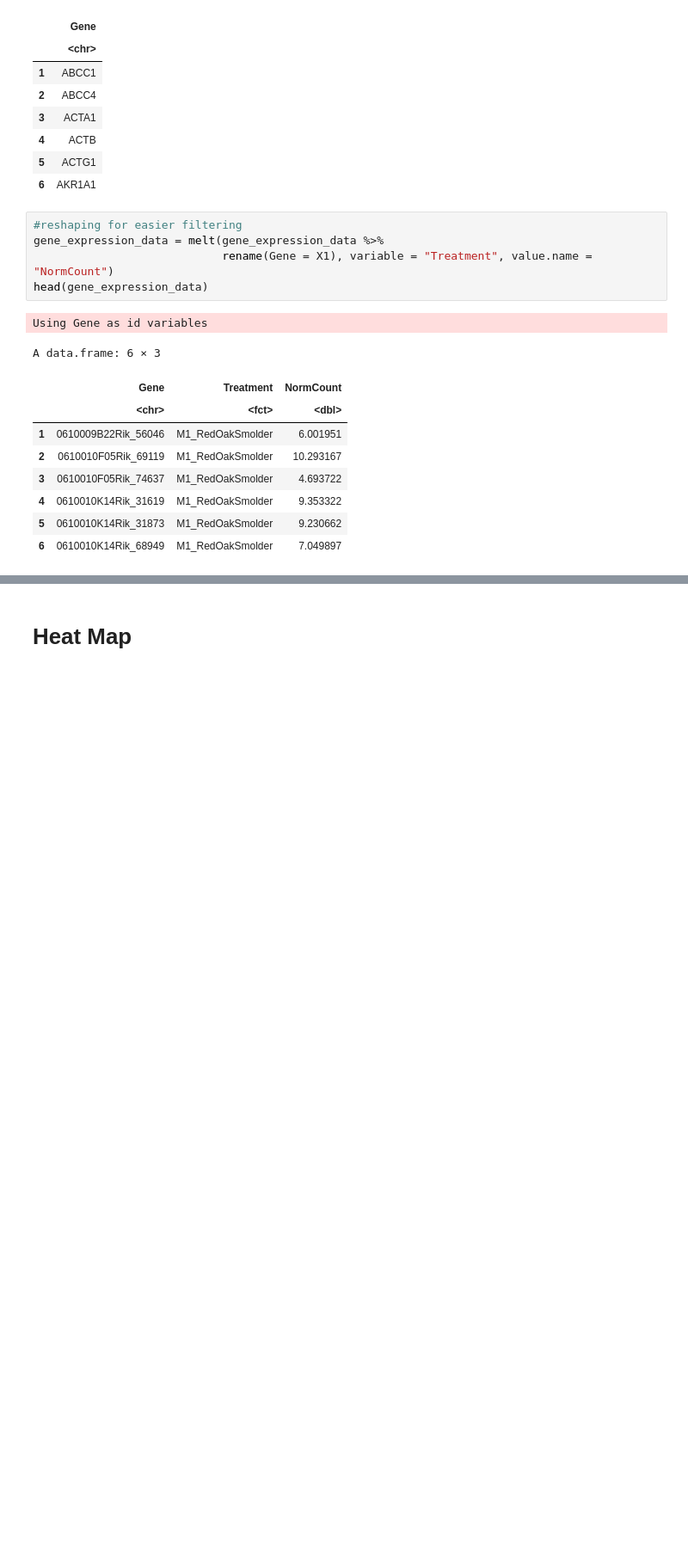
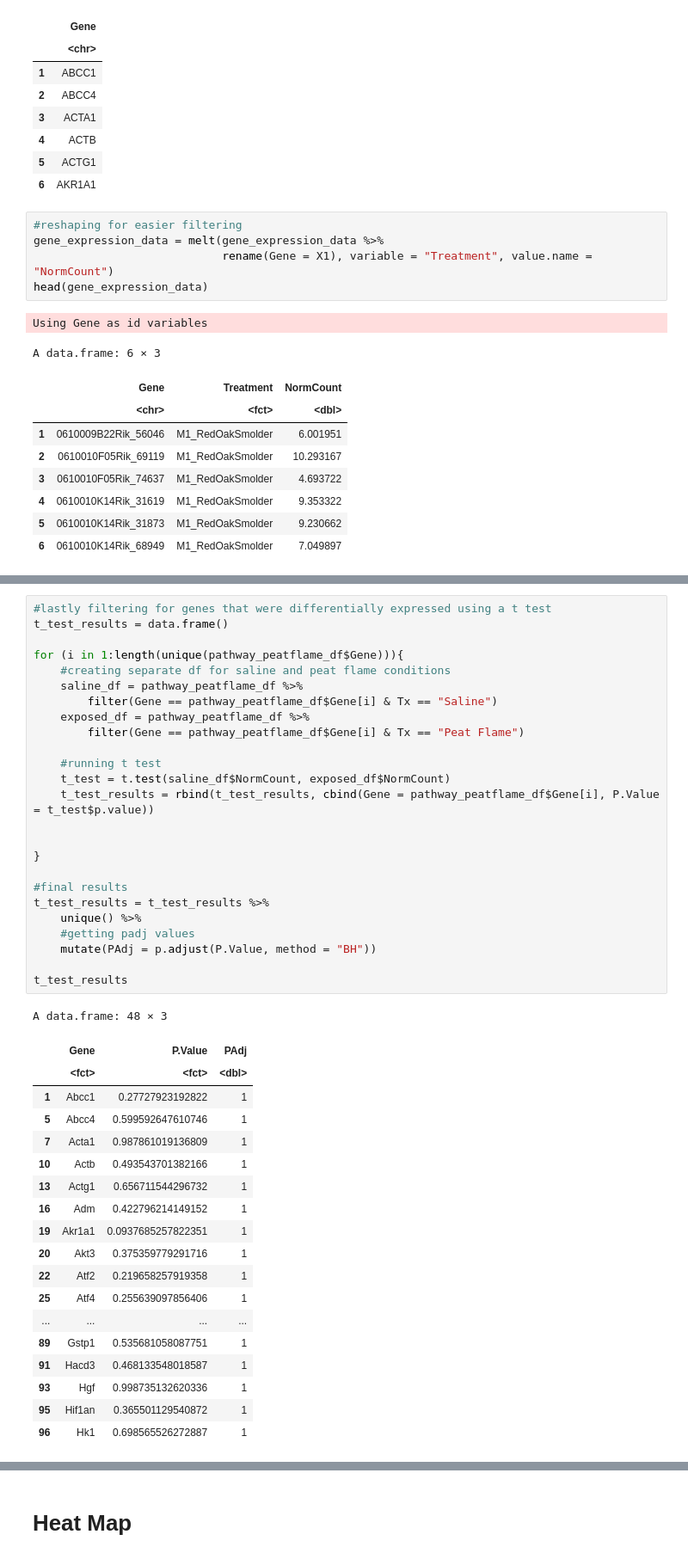
Before and after one commit to Ragerlab/P1013.-Microbiome-Peanut-Allergy, a Jupyter notebook: Gene Expression Heat Map.ipynb, the cells around one changed output, grey strips where cells are left out. Shown at 86% size. Saved outputs shown, nothing was run; the diff lists cells and outputs as text; blank space fills up the shorter version.

```diff
--- a/Gene Expression Heat Map.ipynb
+++ b/Gene Expression Heat Map.ipynb
@@ -93 +95,46 @@ A data.frame: 6 × 3
 [1] 96
+# %%
+#lastly filtering for genes that were differentially expressed using a t test
+t_test_results = data.frame()
+
+for (i in 1:length(unique(pathway_peatflame_df$Gene))){
+    #creating separate df for saline and peat flame conditions
+    saline_df = pathway_peatflame_df %>%
+        filter(Gene == pathway_peatflame_df$Gene[i] & Tx == "Saline")
+    exposed_df = pathway_peatflame_df %>%
+        filter(Gene == pathway_peatflame_df$Gene[i] & Tx == "Peat Flame")
+
+    #running t test
+    t_test = t.test(saline_df$NormCount, exposed_df$NormCount)
+    t_test_results = rbind(t_test_results, cbind(Gene = pathway_peatflame_df$Gene[i], P.Value = t_test$p.value))
+
+
+}
+
+#final results
+t_test_results = t_test_results %>%
+    unique() %>%
+    #getting padj values
+    mutate(PAdj = p.adjust(P.Value, method = "BH"))
+
+t_test_results
+# %% [output]
+A data.frame: 48 × 3
+|  | Gene | P.Value | PAdj |
+|  | <fct> | <fct> | <dbl> |
+| 1 | Abcc1 | 0.27727923192822 | 1 |
+| 5 | Abcc4 | 0.599592647610746 | 1 |
+| 7 | Acta1 | 0.987861019136809 | 1 |
+| 10 | Actb | 0.493543701382166 | 1 |
+| 13 | Actg1 | 0.656711544296732 | 1 |
+| 16 | Adm | 0.422796214149152 | 1 |
+| 19 | Akr1a1 | 0.0937685257822351 | 1 |
+| 20 | Akt3 | 0.375359779291716 | 1 |
+| 22 | Atf2 | 0.219658257919358 | 1 |
+| 25 | Atf4 | 0.255639097856406 | 1 |
+| ... | ... | ... | ... |
+| 89 | Gstp1 | 0.535681058087751 | 1 |
+| 91 | Hacd3 | 0.468133548018587 | 1 |
+| 93 | Hgf | 0.998735132620336 | 1 |
+| 95 | Hif1an | 0.365501129540872 | 1 |
+| 96 | Hk1 | 0.698565526272887 | 1 |
```
Also changed, not shown: parts of 6 cells of this notebook.
